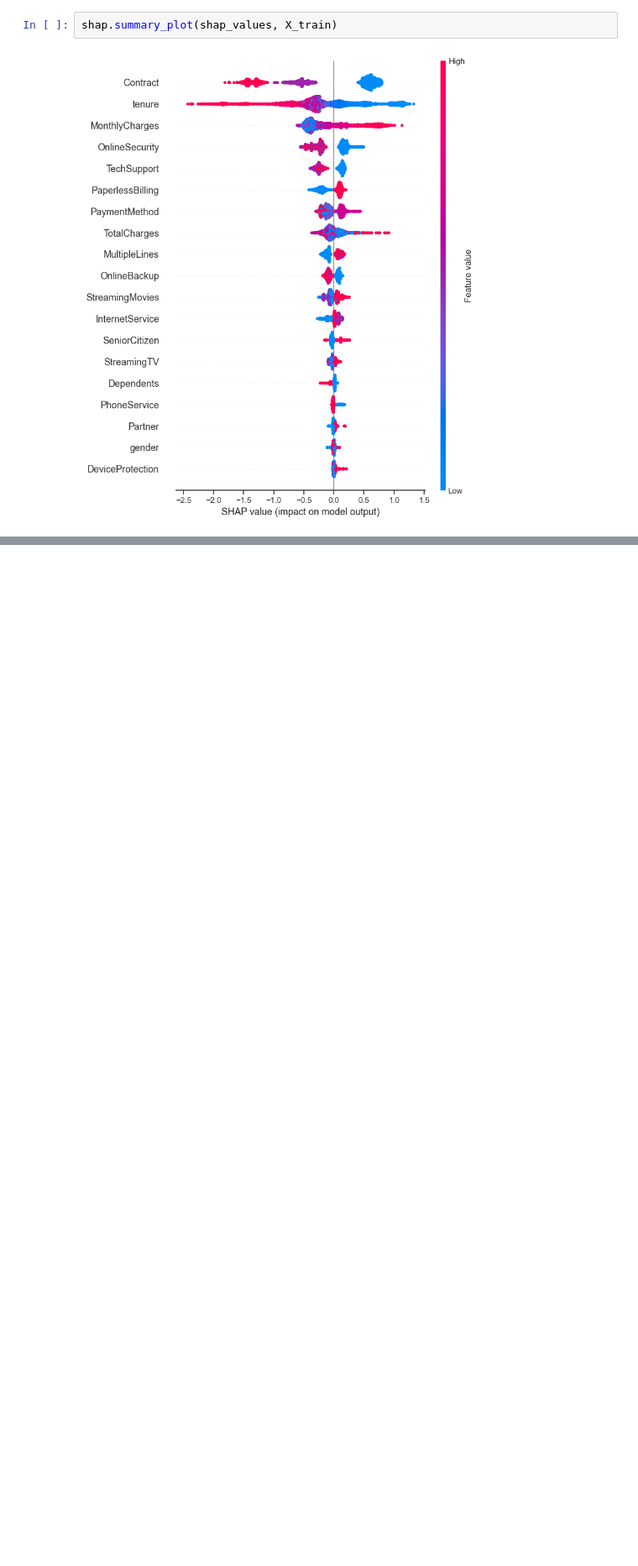
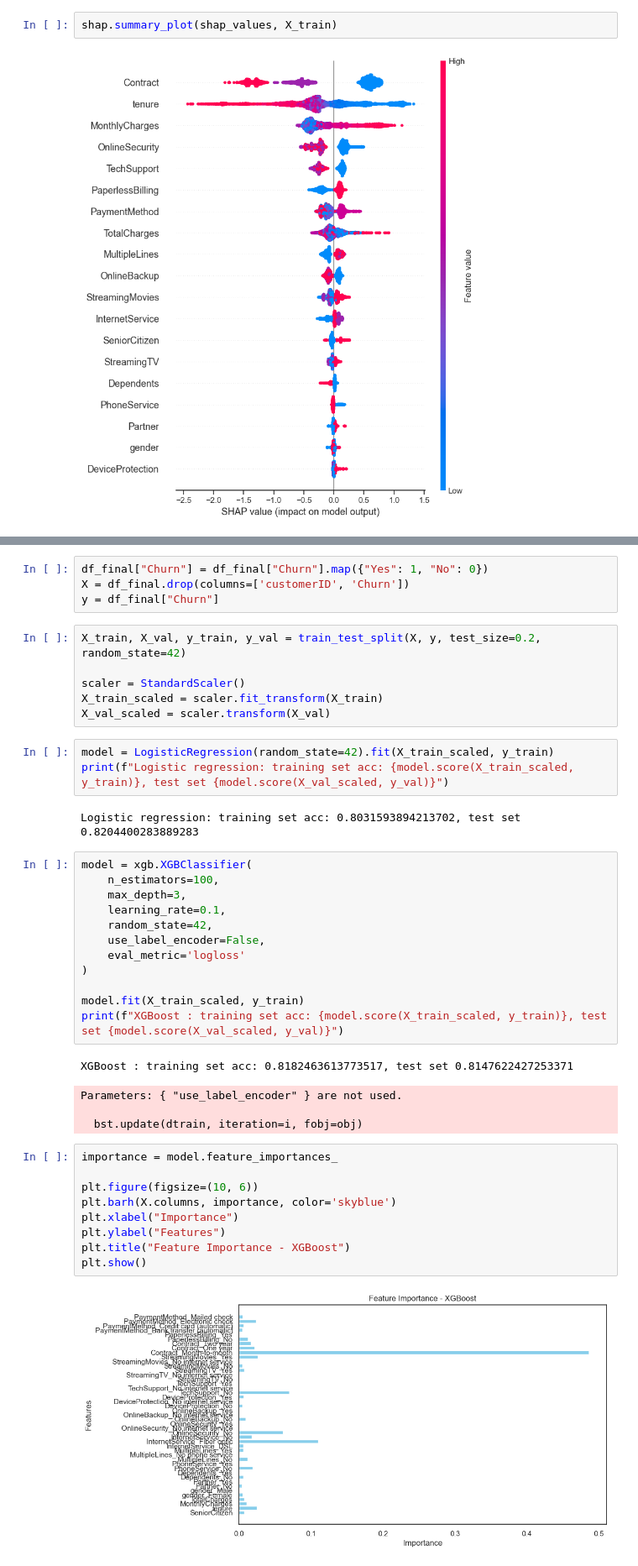
Before and after one commit to BBamkorphai/Telco-Churn-Prediction-Model-Intro-to-ML-and-DL-Project-, a Jupyter notebook: 02_Feature_Analysis.ipynb, the cells around one changed output, grey strips where cells are left out. Shown at 84% size. Saved outputs shown, nothing was run; the diff lists cells and outputs as text; blank space fills up the shorter version.

```diff
--- a/02_Feature_Analysis.ipynb
+++ b/02_Feature_Analysis.ipynb
@@ -153,0 +358,43 @@ shap.summary_plot(shap_values, X_train)
+# %%
+df_final["Churn"] = df_final["Churn"].map({"Yes": 1, "No": 0})
+X = df_final.drop(columns=['customerID', 'Churn'])
+y = df_final["Churn"]
+# %%
+X_train, X_val, y_train, y_val = train_test_split(X, y, test_size=0.2, random_state=42)
+
+scaler = StandardScaler()
+X_train_scaled = scaler.fit_transform(X_train)
+X_val_scaled = scaler.transform(X_val)
+# %%
+model = LogisticRegression(random_state=42).fit(X_train_scaled, y_train)
+print(f"Logistic regression: training set acc: {model.score(X_train_scaled, y_train)}, test set {model.score(X_val_scaled, y_val)}")
+# %% [output]
+Logistic regression: training set acc: 0.8031593894213702, test set 0.8204400283889283
+# %%
+model = xgb.XGBClassifier(
+    n_estimators=100,
+    max_depth=3,
+    learning_rate=0.1,
+    random_state=42,
+    use_label_encoder=False,
+    eval_metric='logloss'
+)
+
+model.fit(X_train_scaled, y_train)
+print(f"XGBoost : training set acc: {model.score(X_train_scaled, y_train)}, test set {model.score(X_val_scaled, y_val)}")
+# %% [output]
+XGBoost : training set acc: 0.8182463613773517, test set 0.8147622427253371
+Parameters: { "use_label_encoder" } are not used.
+
+  bst.update(dtrain, iteration=i, fobj=obj)
+# %%
+importance = model.feature_importances_
+
+plt.figure(figsize=(10, 6))
+plt.barh(X.columns, importance, color='skyblue')
+plt.xlabel("Importance")
+plt.ylabel("Features")
+plt.title("Feature Importance - XGBoost")
+plt.show()
+# %% [output]
+[figure, added]
```
Also changed, not shown: parts of 22 cells of this notebook, 4 other files.
